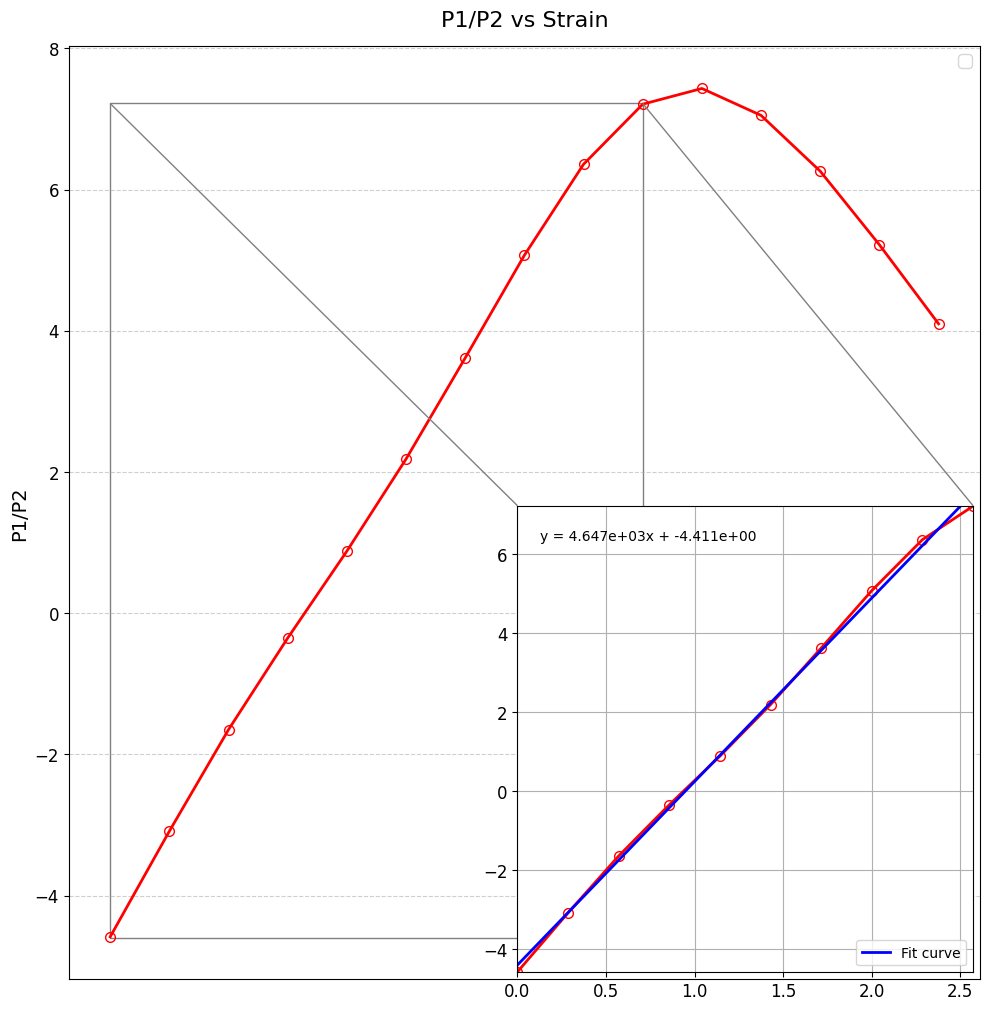
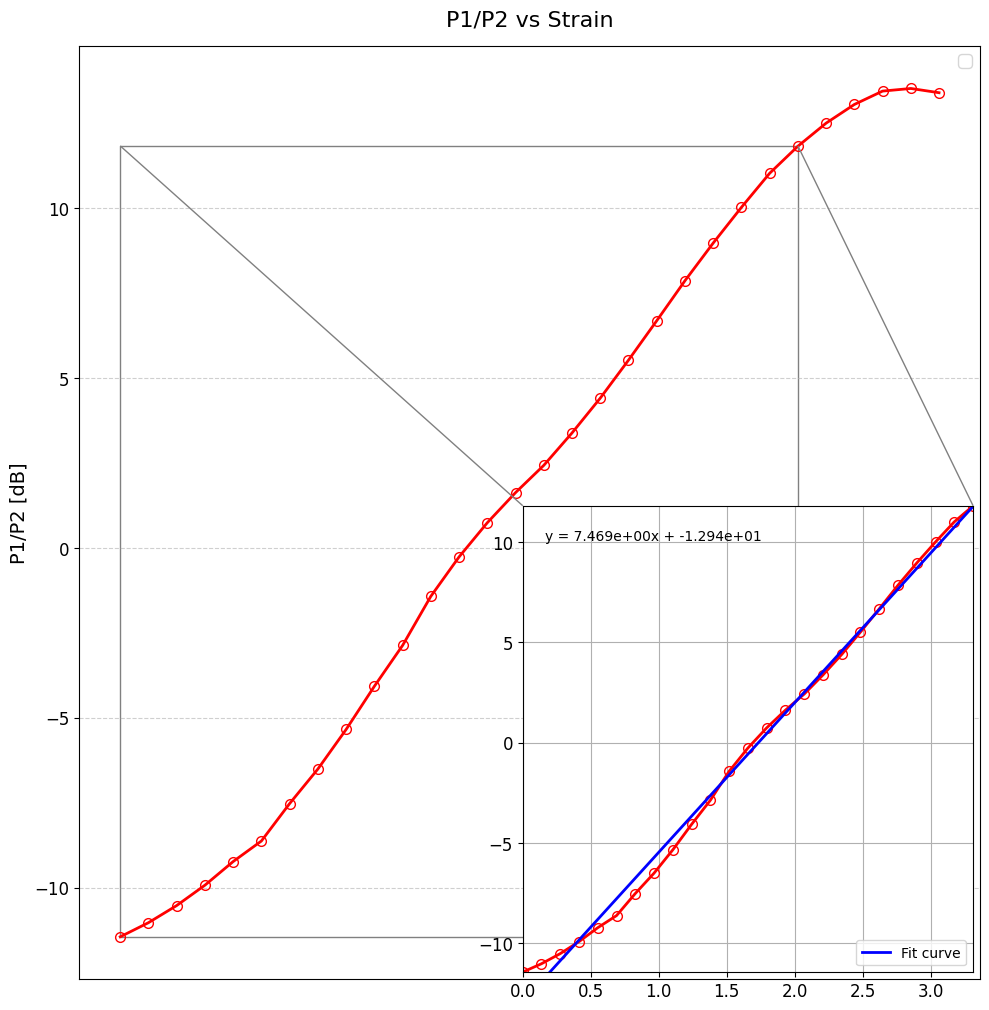
Unified diff of the notebook cell whose output changed from the first chart to the second:
--- before
+++ after
@@ -12,5 +12,5 @@
 
 ax.set_xlabel("Strain [milistrain]", fontsize=14)
-ax.set_ylabel("P1/P2", fontsize=14)
+ax.set_ylabel("P1/P2 [dB]", fontsize=14)
 ax.set_title("P1/P2 vs Strain", fontsize=16, pad=15)
 ax.legend(fontsize=12)
@@ -58,7 +58,6 @@
 
 plt.tight_layout()
+plt.savefig(f'RAZAO DE POTENCIA {FSR[indice]*1e9:.2f}nm E DEFASADO.png')
+
 plt.show()
 
-S_novo = 2.5*1e-3  # exemplo
-y_fit_novo = a * (S_novo) + b
-print(y_fit_novo)

Commit: Revisado